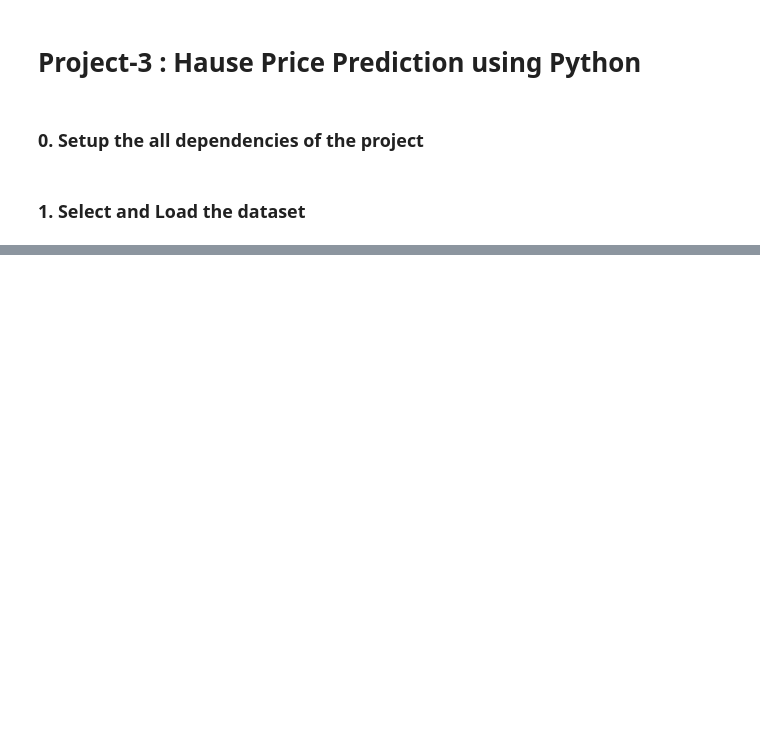
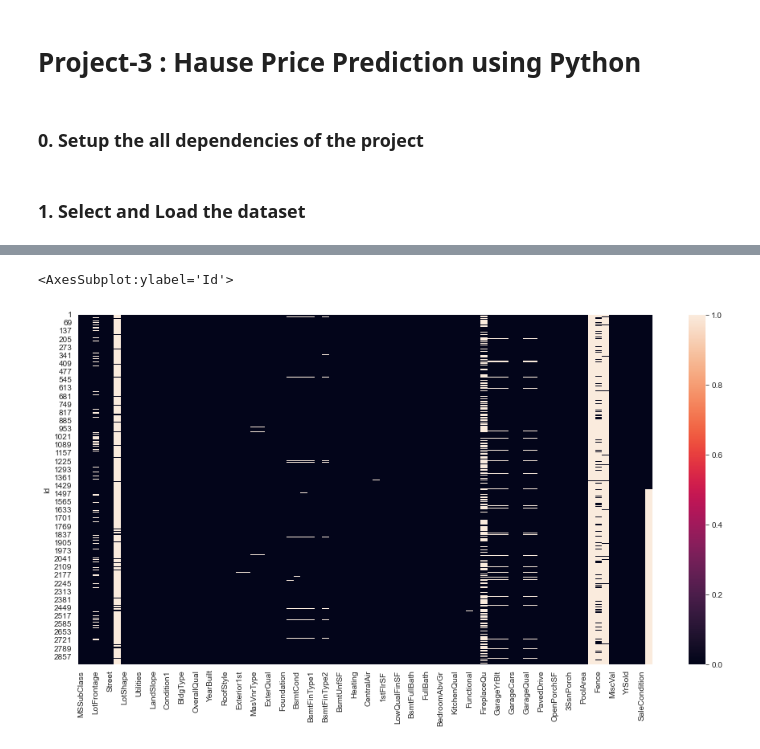
Before and after one commit to ajeetkbhardwaj/Machine-Learning-Internship-Feb-April-2024, a Jupyter notebook: Project-3 10-17 April/house price.ipynb, the cells around one changed output, grey strips where cells are left out. Saved outputs shown, nothing was run; the diff lists cells and outputs as text; code cells hidden in the pictures; blank space fills up the shorter version.

```diff
--- a/Project-3 10-17 April/house price.ipynb
+++ b/Project-3 10-17 April/house price.ipynb
@@ -8,6 +8,13 @@ import numpy as np
 import pandas as pd
 import matplotlib.pyplot as plt
 import sklearn as sk
+
+# Dataset visualization
+import seaborn as sns
+
+%matplotlib inline
+
+sns.set_style("whitegrid")
 
 # datasets
 from sklearn import datasets
@@ -27,0 +28,6 @@ FileNotFoundError: [Errno 2] No such file or directory: 'Train.csv'
+# %%
+train = pd.read_csv("./data/Train.csv", ",")
+test = pd.read_csv("./data/Test.csv", ",")
+
+print("training dataset shape :\n", train.shape)
+print("test dataset shape :\n", train.shape)
@@ -27,0 +88,4 @@ FileNotFoundError: [Errno 2] No such file or directory: 'Train.csv'
+# %%
+data = pd.concat((train, test))
+df = data
+print("Shape of data :", data.shape)
@@ -27,0 +228,3 @@ FileNotFoundError: [Errno 2] No such file or directory: 'Train.csv'
+# %%
+df = df.set_index('Id')
+df
@@ -27,0 +246,7 @@ FileNotFoundError: [Errno 2] No such file or directory: 'Train.csv'
+# %%
+# let's visualize the null value using heatmap
+plt.figure(figsize=(16, 8))
+sns.heatmap(df.isnull())
+# %% [output]
+<AxesSubplot:ylabel='Id'>
+[figure, added]
```
Also changed, not shown: parts of 99 cells of this notebook, 6 other files.
